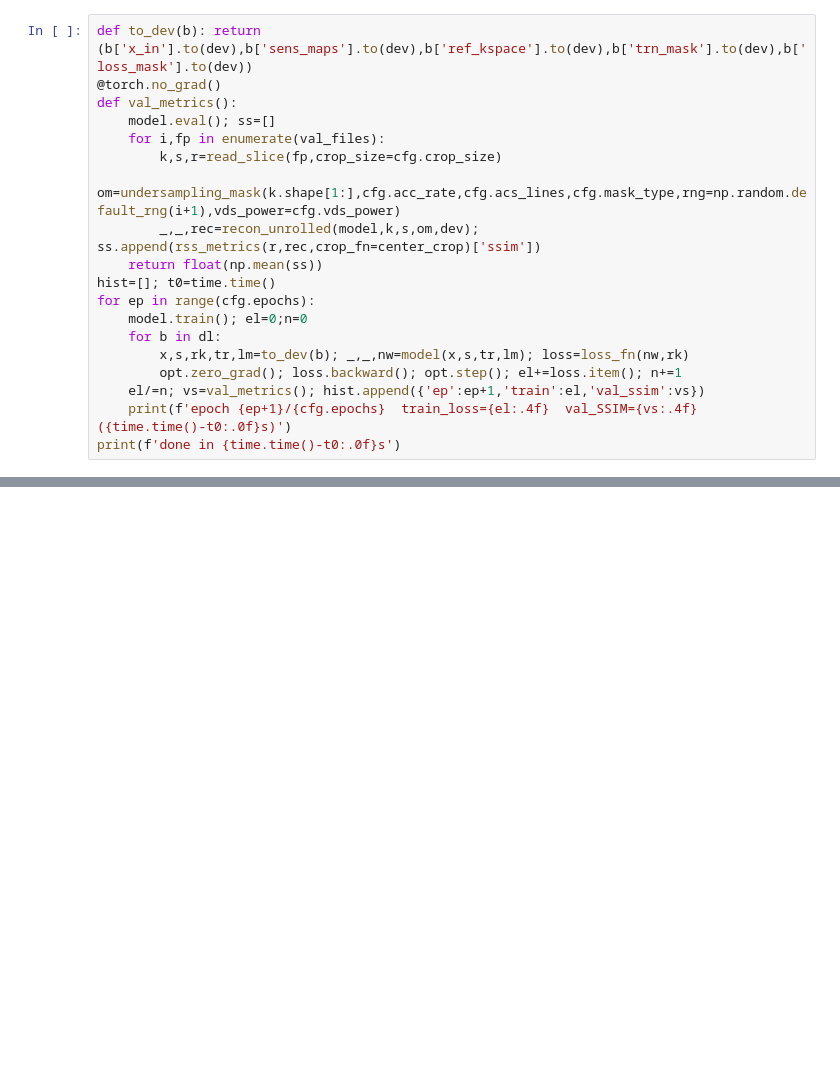
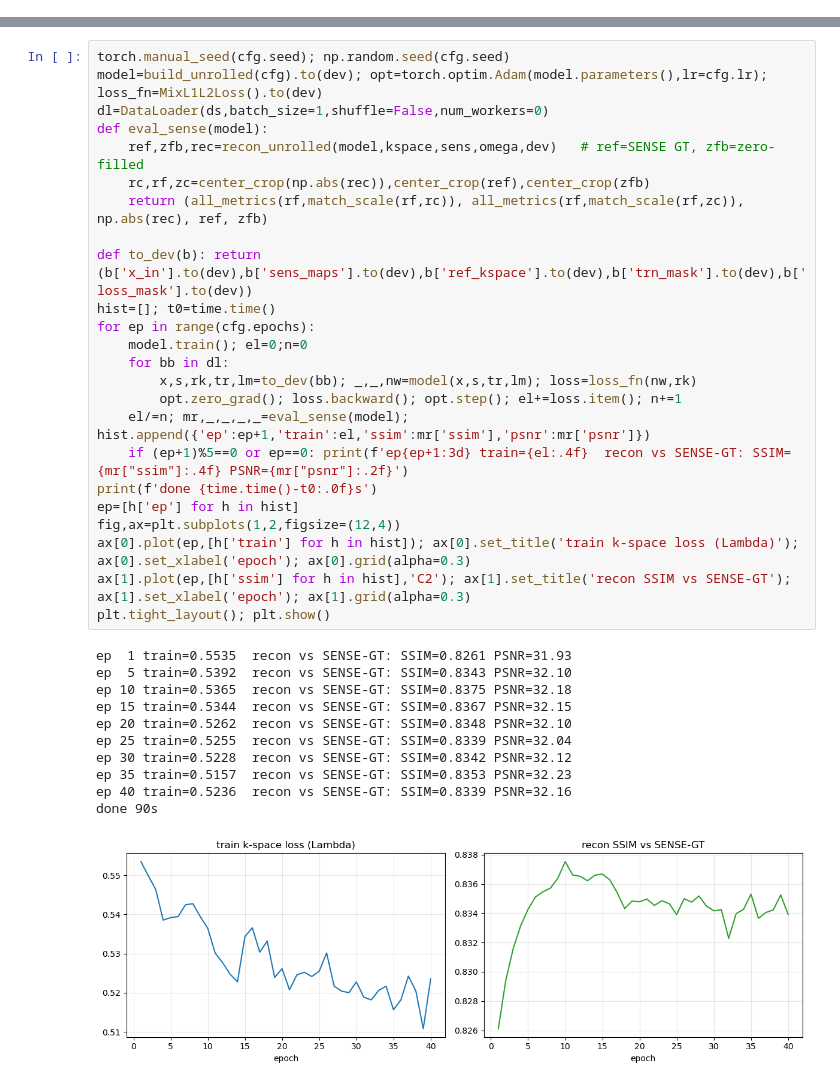
Before and after one commit to sonwonjun103/MRIreconstruction, a Jupyter notebook: ssdu_demo.ipynb, the cells around one changed output, grey strips where cells are left out. Cells and saved outputs as stored; diff of their text form; blank space fills up the shorter version.

```diff
--- a/ssdu_demo.ipynb
+++ b/ssdu_demo.ipynb
@@ -63,19 +74,0 @@ ZS-SSL과 달리 **여러 슬라이스**를 돈다. 각 슬라이스: Θ/Λ k-sp
-# %%
-def to_dev(b): return (b['x_in'].to(dev),b['sens_maps'].to(dev),b['ref_kspace'].to(dev),b['trn_mask'].to(dev),b['loss_mask'].to(dev))
-@torch.no_grad()
-def val_metrics():
-    model.eval(); ss=[]
-    for i,fp in enumerate(val_files):
-        k,s,r=read_slice(fp,crop_size=cfg.crop_size)
-        om=undersampling_mask(k.shape[1:],cfg.acc_rate,cfg.acs_lines,cfg.mask_type,rng=np.random.default_rng(i+1),vds_power=cfg.vds_power)
-        _,_,rec=recon_unrolled(model,k,s,om,dev); ss.append(rss_metrics(r,rec,crop_fn=center_crop)['ssim'])
-    return float(np.mean(ss))
-hist=[]; t0=time.time()
-for ep in range(cfg.epochs):
-    model.train(); el=0;n=0
-    for b in dl:
-        x,s,rk,tr,lm=to_dev(b); _,_,nw=model(x,s,tr,lm); loss=loss_fn(nw,rk)
-        opt.zero_grad(); loss.backward(); opt.step(); el+=loss.item(); n+=1
-    el/=n; vs=val_metrics(); hist.append({'ep':ep+1,'train':el,'val_ssim':vs})
-    print(f'epoch {ep+1}/{cfg.epochs}  train_loss={el:.4f}  val_SSIM={vs:.4f}  ({time.time()-t0:.0f}s)')
-print(f'done in {time.time()-t0:.0f}s')
@@ -90,0 +75,36 @@ SSDU는 한 번 학습하면 **임의의 test 스캔에 바로 적용**(추가
+# %%
+torch.manual_seed(cfg.seed); np.random.seed(cfg.seed)
+model=build_unrolled(cfg).to(dev); opt=torch.optim.Adam(model.parameters(),lr=cfg.lr); loss_fn=MixL1L2Loss().to(dev)
+dl=DataLoader(ds,batch_size=1,shuffle=False,num_workers=0)
+def eval_sense(model):
+    ref,zfb,rec=recon_unrolled(model,kspace,sens,omega,dev)   # ref=SENSE GT, zfb=zero-filled
+    rc,rf,zc=center_crop(np.abs(rec)),center_crop(ref),center_crop(zfb)
+    return (all_metrics(rf,match_scale(rf,rc)), all_metrics(rf,match_scale(rf,zc)), np.abs(rec), ref, zfb)
+
+def to_dev(b): return (b['x_in'].to(dev),b['sens_maps'].to(dev),b['ref_kspace'].to(dev),b['trn_mask'].to(dev),b['loss_mask'].to(dev))
+hist=[]; t0=time.time()
+for ep in range(cfg.epochs):
+    model.train(); el=0;n=0
+    for bb in dl:
+        x,s,rk,tr,lm=to_dev(bb); _,_,nw=model(x,s,tr,lm); loss=loss_fn(nw,rk)
+        opt.zero_grad(); loss.backward(); opt.step(); el+=loss.item(); n+=1
+    el/=n; mr,_,_,_,_=eval_sense(model); hist.append({'ep':ep+1,'train':el,'ssim':mr['ssim'],'psnr':mr['psnr']})
+    if (ep+1)%5==0 or ep==0: print(f'ep{ep+1:3d} train={el:.4f}  recon vs SENSE-GT: SSIM={mr["ssim"]:.4f} PSNR={mr["psnr"]:.2f}')
+print(f'done {time.time()-t0:.0f}s')
+ep=[h['ep'] for h in hist]
+fig,ax=plt.subplots(1,2,figsize=(12,4))
+ax[0].plot(ep,[h['train'] for h in hist]); ax[0].set_title('train k-space loss (Lambda)'); ax[0].set_xlabel('epoch'); ax[0].grid(alpha=0.3)
+ax[1].plot(ep,[h['ssim'] for h in hist],'C2'); ax[1].set_title('recon SSIM vs SENSE-GT'); ax[1].set_xlabel('epoch'); ax[1].grid(alpha=0.3)
+plt.tight_layout(); plt.show()
+# %% [output]
+ep  1 train=0.5535  recon vs SENSE-GT: SSIM=0.8261 PSNR=31.93
+ep  5 train=0.5392  recon vs SENSE-GT: SSIM=0.8343 PSNR=32.10
+ep 10 train=0.5365  recon vs SENSE-GT: SSIM=0.8375 PSNR=32.18
+ep 15 train=0.5344  recon vs SENSE-GT: SSIM=0.8367 PSNR=32.15
+ep 20 train=0.5262  recon vs SENSE-GT: SSIM=0.8348 PSNR=32.10
+ep 25 train=0.5255  recon vs SENSE-GT: SSIM=0.8339 PSNR=32.04
+ep 30 train=0.5228  recon vs SENSE-GT: SSIM=0.8342 PSNR=32.12
+ep 35 train=0.5157  recon vs SENSE-GT: SSIM=0.8353 PSNR=32.23
+ep 40 train=0.5236  recon vs SENSE-GT: SSIM=0.8339 PSNR=32.16
+done 90s
+[figure, added]
```
Also changed, not shown: parts of 17 cells of this notebook, 1 other file.
